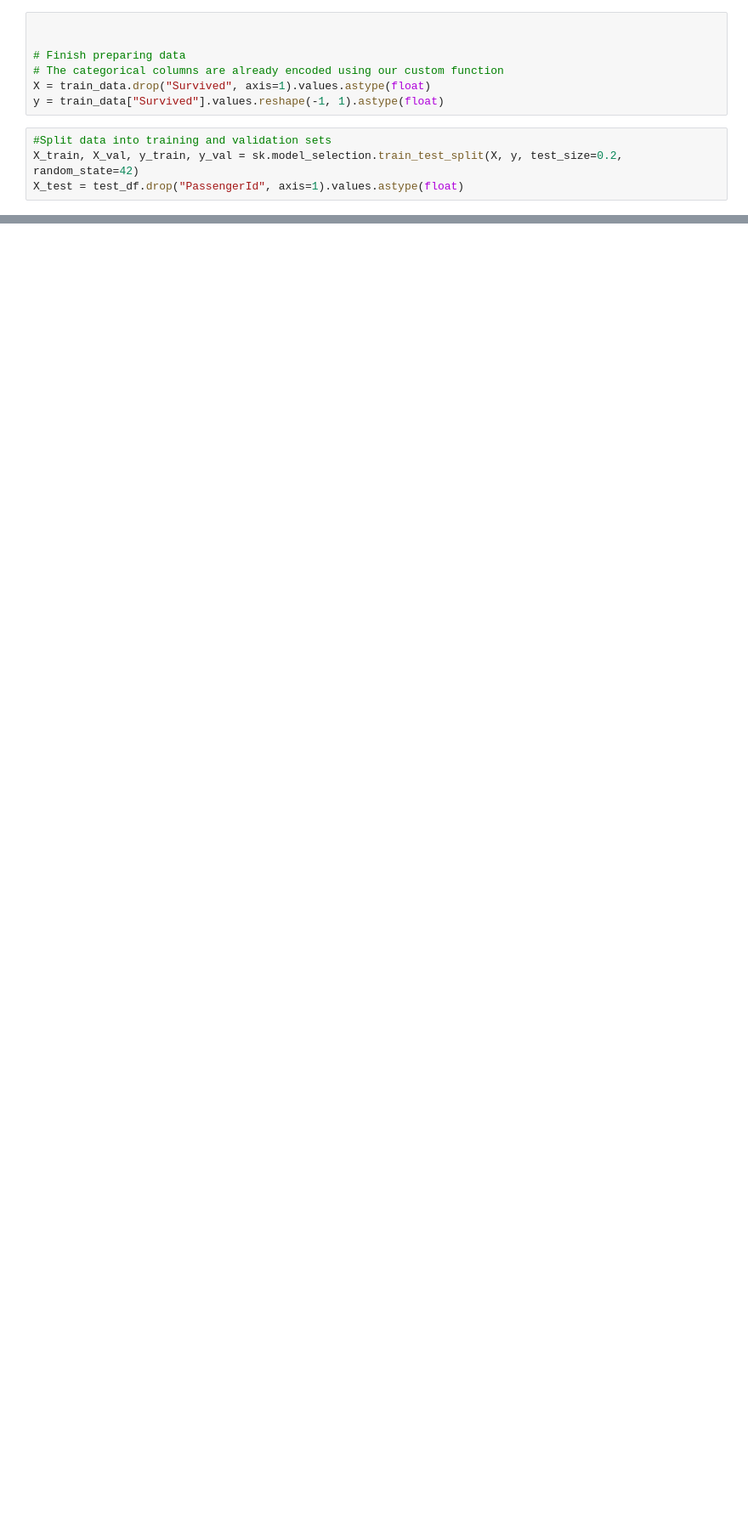
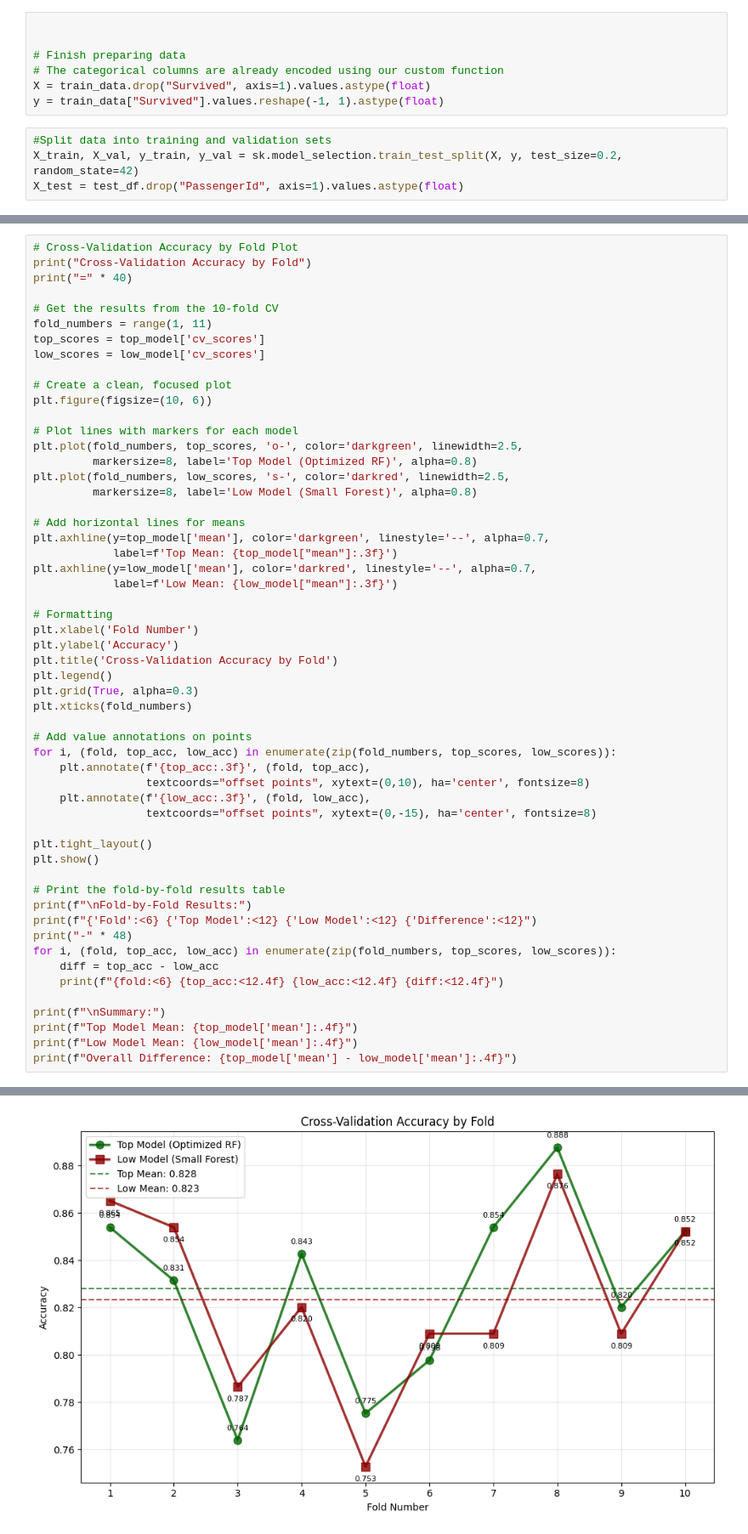
Before and after one commit to efisk15/cs325-homework, a Jupyter notebook: homework-2/random_tree.ipynb, the cells around one changed output, grey strips where cells are left out. Shown: that part at 85% size. Drawn from its saved outputs; the diff is of its cells as text; blank space fills up the shorter version.

```diff
--- a/homework-2/random_tree.ipynb
+++ b/homework-2/random_tree.ipynb
@@ -305,0 +726,56 @@ Trees: 800 | Train: 0.9810 | Val: 0.8354 | Gap: 0.1456
+# %%
+# Cross-Validation Accuracy by Fold Plot
+print("Cross-Validation Accuracy by Fold")
+print("=" * 40)
+
+# Get the results from the 10-fold CV
+fold_numbers = range(1, 11)
+top_scores = top_model['cv_scores']
+low_scores = low_model['cv_scores']
+
+# Create a clean, focused plot
+plt.figure(figsize=(10, 6))
+
+# Plot lines with markers for each model
+plt.plot(fold_numbers, top_scores, 'o-', color='darkgreen', linewidth=2.5,
+         markersize=8, label='Top Model (Optimized RF)', alpha=0.8)
+plt.plot(fold_numbers, low_scores, 's-', color='darkred', linewidth=2.5,
+         markersize=8, label='Low Model (Small Forest)', alpha=0.8)
+
+# Add horizontal lines for means
+plt.axhline(y=top_model['mean'], color='darkgreen', linestyle='--', alpha=0.7,
+            label=f'Top Mean: {top_model["mean"]:.3f}')
+plt.axhline(y=low_model['mean'], color='darkred', linestyle='--', alpha=0.7,
+            label=f'Low Mean: {low_model["mean"]:.3f}')
+
+# Formatting
+plt.xlabel('Fold Number')
+plt.ylabel('Accuracy')
+plt.title('Cross-Validation Accuracy by Fold')
+plt.legend()
+plt.grid(True, alpha=0.3)
+plt.xticks(fold_numbers)
+
+# Add value annotations on points
+for i, (fold, top_acc, low_acc) in enumerate(zip(fold_numbers, top_scores, low_scores)):
+    plt.annotate(f'{top_acc:.3f}', (fold, top_acc),
+                 textcoords="offset points", xytext=(0,10), ha='center', fontsize=8)
+    plt.annotate(f'{low_acc:.3f}', (fold, low_acc),
+                 textcoords="offset points", xytext=(0,-15), ha='center', fontsize=8)
+
+plt.tight_layout()
+plt.show()
+
+# Print the fold-by-fold results table
+print(f"\nFold-by-Fold Results:")
+print(f"{'Fold':<6} {'Top Model':<12} {'Low Model':<12} {'Difference':<12}")
+print("-" * 48)
+for i, (fold, top_acc, low_acc) in enumerate(zip(fold_numbers, top_scores, low_scores)):
+    diff = top_acc - low_acc
+    print(f"{fold:<6} {top_acc:<12.4f} {low_acc:<12.4f} {diff:<12.4f}")
+
+print(f"\nSummary:")
+print(f"Top Model Mean: {top_model['mean']:.4f}")
+print(f"Low Model Mean: {low_model['mean']:.4f}")
+print(f"Overall Difference: {top_model['mean'] - low_model['mean']:.4f}")
+# %% [output]
@@ -305,0 +784 @@ Trees: 800 | Train: 0.9810 | Val: 0.8354 | Gap: 0.1456
+[figure, added]
```
Also changed, not shown: parts of 7 cells of this notebook, 2 other files.
